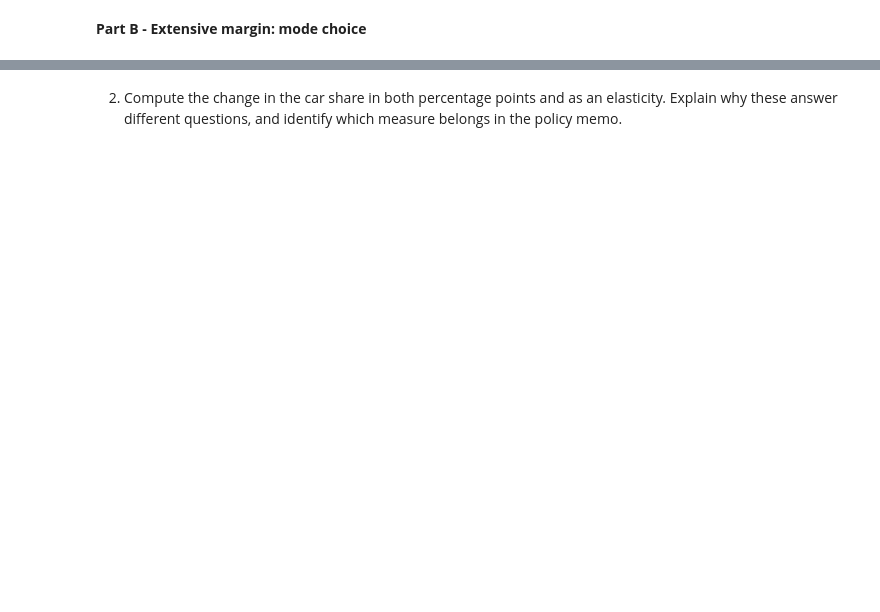
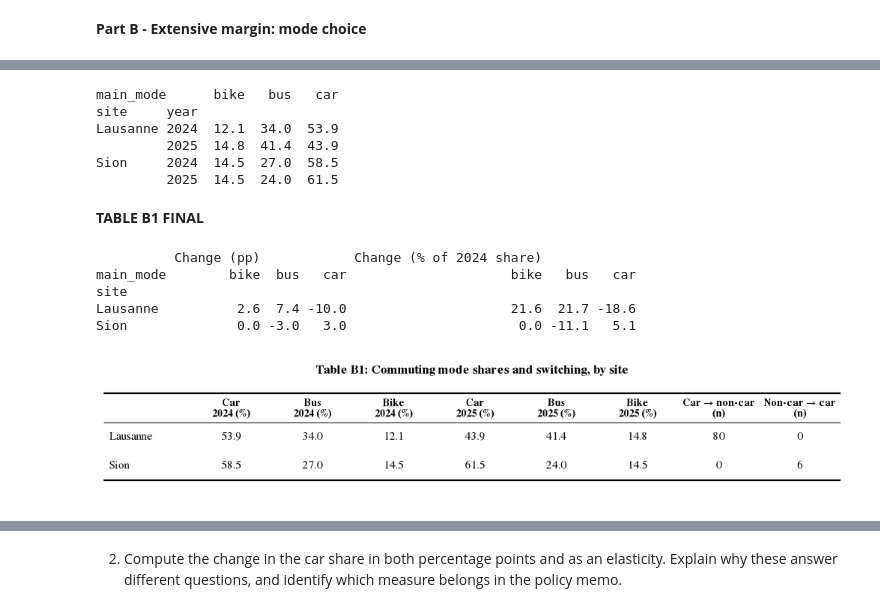
Before and after one commit to Lerianne/mgt450_project, a Jupyter notebook: part_B.ipynb, the cells around one changed output, grey strips where cells are left out. Saved outputs shown, nothing was run; the diff lists cells and outputs as text; code cells hidden in the pictures; blank space fills up the shorter version.

Commit message:
Part B
Hopefully and technically it should be all done with all the tables and comments

```diff
--- a/part_B.ipynb
+++ b/part_B.ipynb
@@ -1,5 +1,16 @@
 # %% [markdown]
 **Part B - Extensive margin: mode choice**
+# %%
+#packages
+import pandas as pd
+import matplotlib.pyplot as plt
+import numpy as np
+df = pd.read_csv("parking_data_clean.csv")
+ta = pd.read_csv("transit_access.csv")
+
+df = (df.drop(columns=["transit_group", "transit_score"], errors="ignore")
+        .merge(ta[["home_commune", "site", "transit_score", "transit_group"]],
+               on=["home_commune", "site"], how="left", validate="m:1"))
 # %% [markdown]
 1. Cross-tabulate main_mode by site and year. Report the gross flows in both directions
 (the amount of people switching from car to another mode, and the opposite) and the net
@@ -9,0 +82,32 @@ ing car-to-non-car and non-car-to-car
+# %%
+# mdoe shares by year and site
+shares = counts.div(counts.sum(axis=1), axis=0) * 100
+print(shares.round(1))
+# %% [output]
+main_mode      bike   bus   car
+site     year
+Lausanne 2024  12.1  34.0  53.9
+         2025  14.8  41.4  43.9
+Sion     2024  14.5  27.0  58.5
+         2025  14.5  24.0  61.5
+# %% [markdown]
+**TABLE B1 FINAL**
+# %%
+# net change in shares both percent and percentage points
+s24 = shares.xs(2024, level="year")
+s25 = shares.xs(2025, level="year")
+net_pp  = s25 - s24
+net_rel = 100 * (s25 - s24) / s24
+
+net = pd.concat(
+    {"Change (pp)": net_pp, "Change (% of 2024 share)": net_rel},
+    axis=1
+).round(1)
+
+print(net)
+# %% [output]
+          Change (pp)            Change (% of 2024 share)
+main_mode        bike  bus   car                     bike   bus   car
+site
+Lausanne          2.6  7.4 -10.0                     21.6  21.7 -18.6
+Sion              0.0 -3.0   3.0                      0.0 -11.1   5.1
@@ -9,0 +161,19 @@ ing car-to-non-car and non-car-to-car
+# %%
+gf = gross_flows.droplevel("year")        # index = site
+
+rows = {}
+for site in ["Lausanne", "Sion"]:
+    r = {}
+    for y in [2024, 2025]:
+        for m in ["car", "bus", "bike"]:
+            r[f"{m.capitalize()}\n{y} (%)"] = f"{shares.loc[(site, y), m]:.1f}"
+    r["Car → non-car\n(n)"] = f"{int(gf.loc[site, 'car_to_other'])}"
+    r["Non-car → car\n(n)"] = f"{int(gf.loc[site, 'other_to_car'])}"
+    rows[site] = r
+
+B1 = pd.DataFrame(rows).T
+
+booktabs(B1, "Table B1: Commuting mode shares and switching, by site",
+         "table_B1.png", col_w=1.4, label_w=1.5, row_h=0.5)
+# %% [output]
+[figure, added]
```
Also changed, not shown: parts of 22 cells of this notebook, 3 other files.
